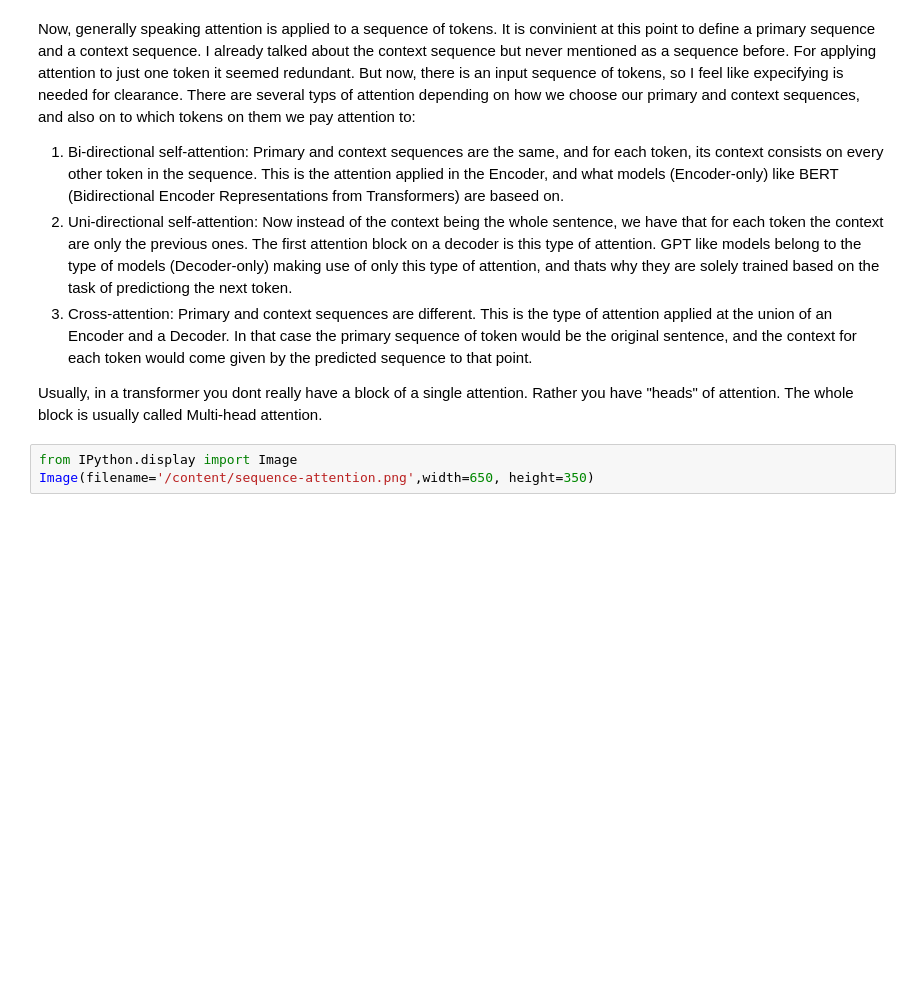
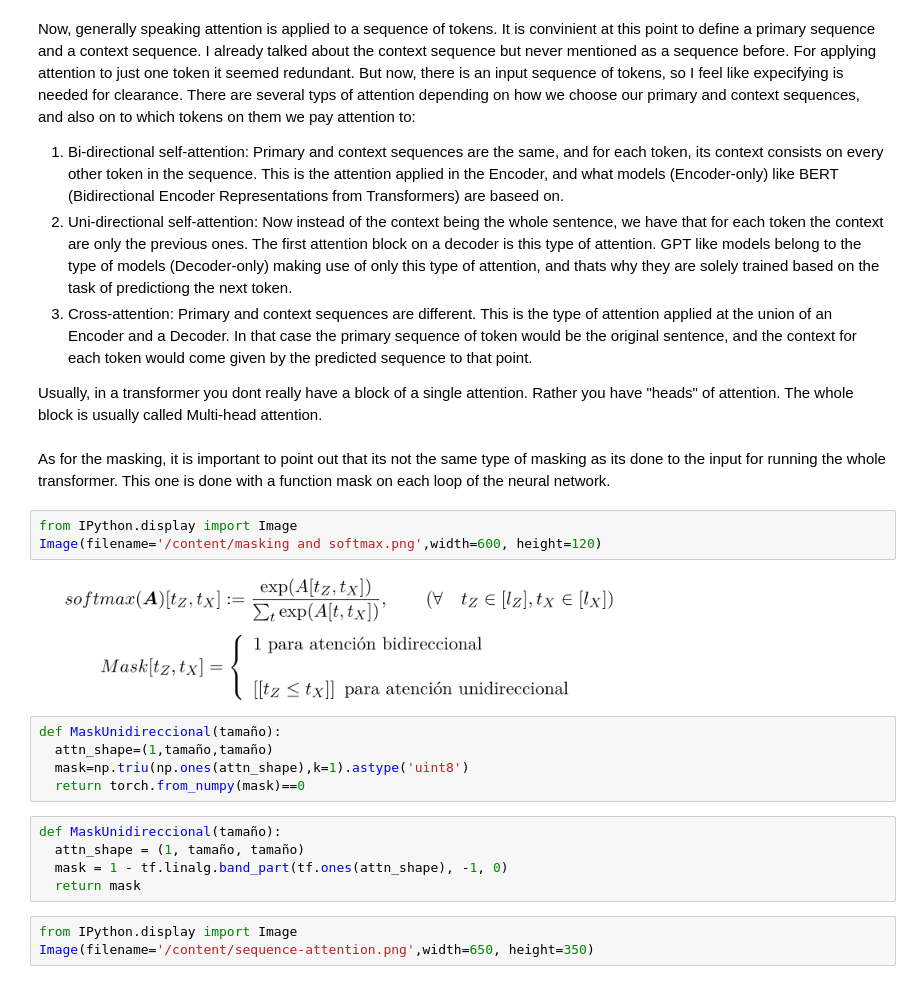
Before and after one commit to nomadicsenseis/annoted-transformer, a Jupyter notebook: The_Annoted_Transformer.ipynb, the cells around one changed output. Cells and saved outputs as stored; diff of their text form; blank space fills up the shorter version.

```diff
--- a/The_Annoted_Transformer.ipynb
+++ b/The_Annoted_Transformer.ipynb
@@ -178,6 +178,23 @@ Now, generally speaking attention is applied to a sequence of tokens. It is conv
 3) Cross-attention: Primary and context sequences are different. This is the type of attention applied at the union of an Encoder and a Decoder. In that case the primary sequence of token would be the original sentence, and the context for each token would come given by the predicted sequence to that point.
 
 Usually, in a transformer you dont really have a block of a single attention. Rather you have "heads" of attention. The whole block is usually called Multi-head attention.
+# %% [markdown]
+As for the masking, it is important to point out that its not the same type of masking as its done to the input for running the whole transformer. This one is done with a function mask on each loop of the neural network.
+# %%
+from IPython.display import Image
+Image(filename='/content/masking and softmax.png',width=600, height=120)
+# %% [output]
+[figure, added]
+# %%
+def MaskUnidireccional(tamaño):
+  attn_shape=(1,tamaño,tamaño)
+  mask=np.triu(np.ones(attn_shape),k=1).astype('uint8')
+  return torch.from_numpy(mask)==0
+# %%
+def MaskUnidireccional(tamaño):
+  attn_shape = (1, tamaño, tamaño)
+  mask = 1 - tf.linalg.band_part(tf.ones(attn_shape), -1, 0)
+  return mask
 # %%
 from IPython.display import Image
 Image(filename='/content/sequence-attention.png',width=650, height=350)
```
Also changed, not shown: parts of 17 cells of this notebook.
